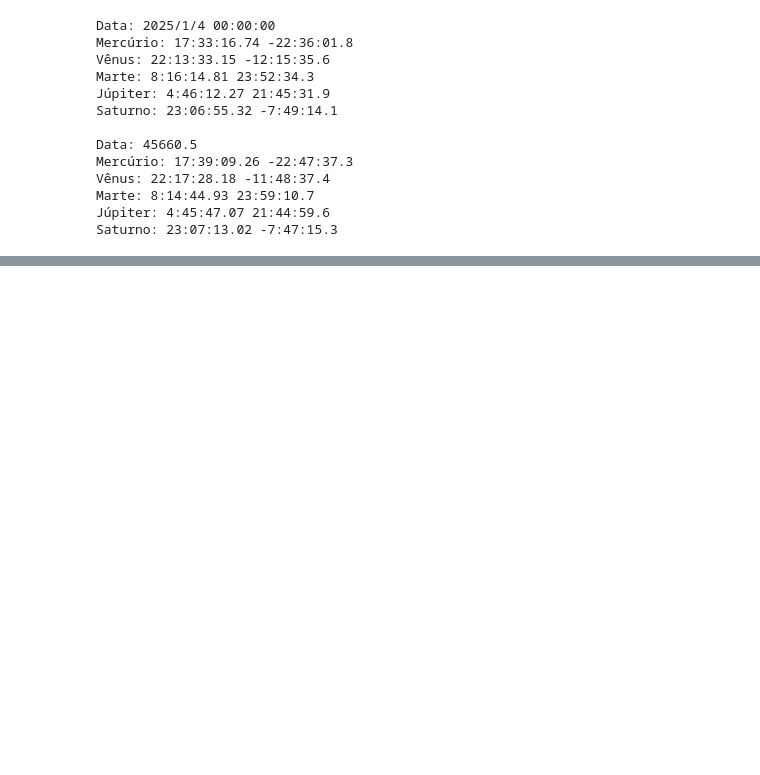
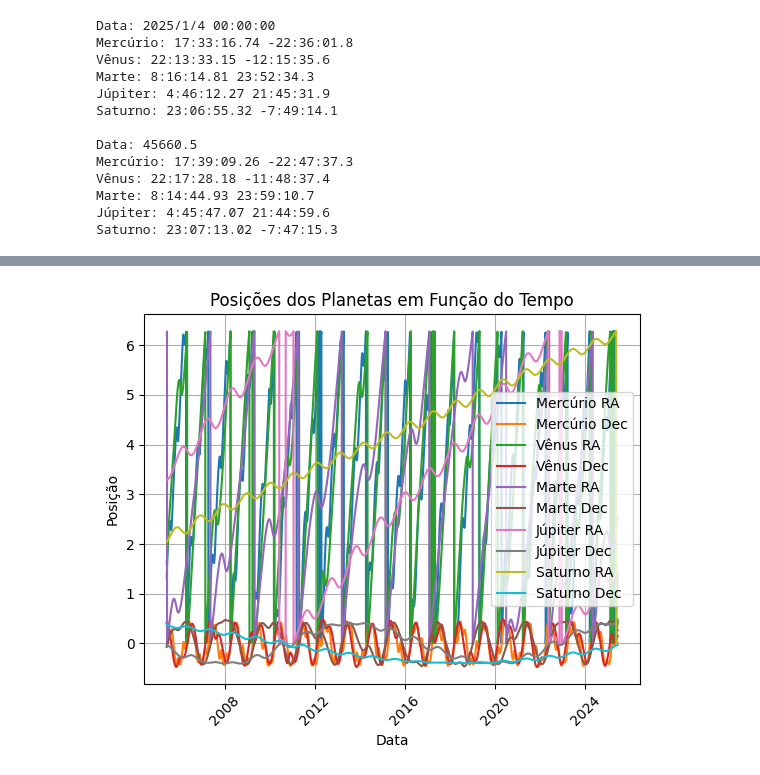
Before and after one commit to gusflorencio/AV2, a Jupyter notebook: av2.ipynb, the cells around one changed output, grey strips where cells are left out. Drawn from its saved outputs; the diff is of its cells as text; code cells hidden in the pictures; blank space fills up the shorter version.

```diff
--- a/av2.ipynb
+++ b/av2.ipynb
@@ -188,0 +195,84 @@ Saturno: 23:07:13.02 -7:47:15.3
+# %%
+#d)
+
+import ephem
+import matplotlib.pyplot as plt
+from datetime import datetime, timedelta
+
+# Define as datas iniciais e finais
+start_date = datetime(2005, 6, 5)
+end_date = datetime(2025, 6, 6)
+num_days = (end_date - start_date).days
+
+# Cria as listas para armazenar as posições dos planetas
+dates = []
+mercury_ra = []
+mercury_dec = []
+venus_ra = []
+venus_dec = []
+mars_ra = []
+mars_dec = []
+jupiter_ra = []
+jupiter_dec = []
+saturn_ra = []
+saturn_dec = []
+
+# Loop para calcular as posições dos planetas em intervalos de um dia
+current_date = start_date
+for _ in range(num_days):
+    # Calcula as posições dos planetas para a data atual
+    current_date_str = current_date.strftime('%Y/%m/%d')
+    mercury = ephem.Mercury(current_date_str)
+    venus = ephem.Venus(current_date_str)
+    mars = ephem.Mars(current_date_str)
+    jupiter = ephem.Jupiter(current_date_str)
+    saturn = ephem.Saturn(current_date_str)
+
+    # Armazena as posições dos planetas
+    dates.append(current_date)
+    mercury_ra.append(mercury.ra)
+    mercury_dec.append(mercury.dec)
+    venus_ra.append(venus.ra)
+    venus_dec.append(venus.dec)
+    mars_ra.append(mars.ra)
+    mars_dec.append(mars.dec)
+    jupiter_ra.append(jupiter.ra)
+    jupiter_dec.append(jupiter.dec)
+    saturn_ra.append(saturn.ra)
+    saturn_dec.append(saturn.dec)
+
+    # Incrementa a data em um dia
+    current_date += timedelta(days=1)
+
+# Cria o gráfico de Mercúrio
+plt.plot(dates, mercury_ra, label='Mercúrio RA')
+plt.plot(dates, mercury_dec, label='Mercúrio Dec')
+
+# Cria o gráfico de Vênus
+plt.plot(dates, venus_ra, label='Vênus RA')
+plt.plot(dates, venus_dec, label='Vênus Dec')
+
+# Cria o gráfico de Marte
+plt.plot(dates, mars_ra, label='Marte RA')
+plt.plot(dates, mars_dec, label='Marte Dec')
+
+# Cria o gráfico de Júpiter
+plt.plot(dates, jupiter_ra, label='Júpiter RA')
+plt.plot(dates, jupiter_dec, label='Júpiter Dec')
+
+# Cria o gráfico de Saturno
+plt.plot(dates, saturn_ra, label='Saturno RA')
+plt.plot(dates, saturn_dec, label='Saturno Dec')
+
+# Configurações do gráfico
+plt.xlabel('Data')
+plt.ylabel('Posição')
+plt.title('Posições dos Planetas em Função do Tempo')
+plt.legend()
+plt.xticks(rotation=45)
+plt.grid(True)
+
+# Mostra o gráfico
+plt.show()
+# %% [output]
+[figure, added]
```
Also changed, not shown: parts of 3 cells of this notebook, 1 other file.
